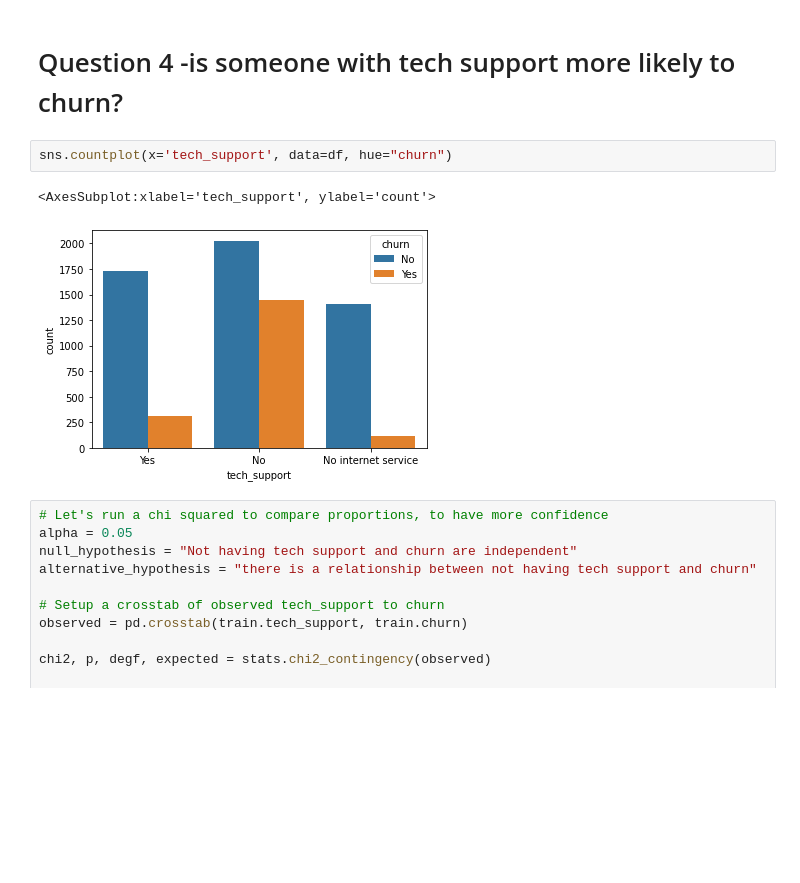
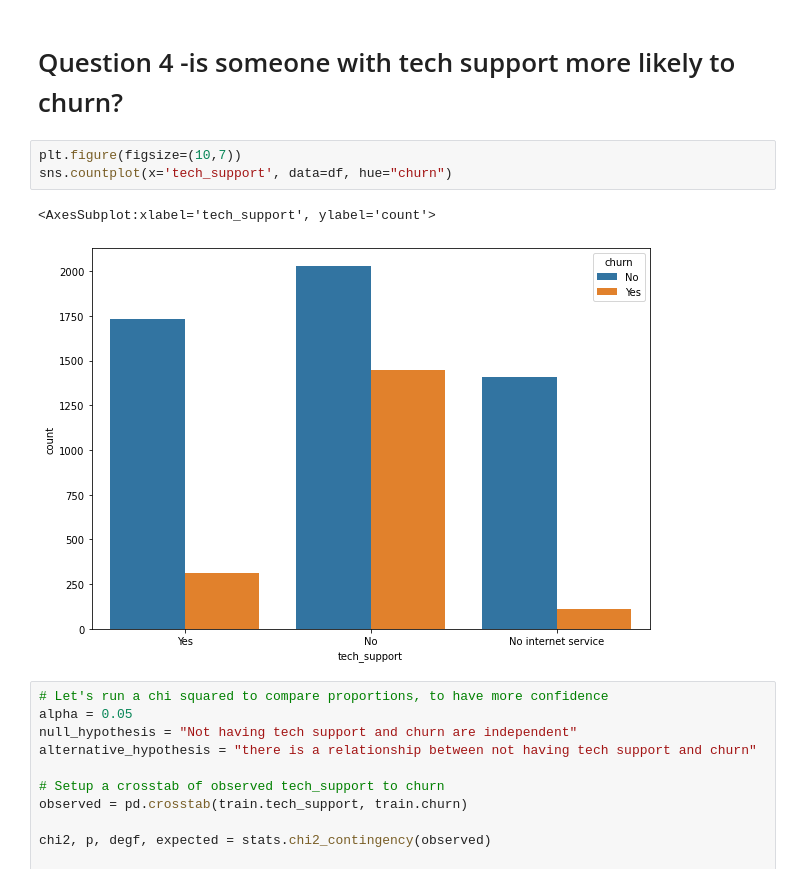
Before and after one commit to GladyBarrios/Telco_Classification_Project, a Jupyter notebook: Telco_Classification_Final.ipynb, the cells around one changed output. Drawn from its saved outputs; the diff is of its cells as text; blank space fills up the shorter version.

```diff
--- a/Telco_Classification_Final.ipynb
+++ b/Telco_Classification_Final.ipynb
@@ -295,10 +285,11 @@ Evidence suggests that the monthly charges of customers who are seniors is not e
 # %% [markdown]
 # Question 4 -is someone with tech support more likely to churn?
 # %%
+plt.figure(figsize=(10,7))
 sns.countplot(x='tech_support', data=df, hue="churn")
 # %% [output]
 <AxesSubplot:xlabel='tech_support', ylabel='count'>
-[figure, old version]
+[figure, new version]
 # %%
 # Let's run a chi squared to compare proportions, to have more confidence
 alpha = 0.05
```
Also changed, not shown: parts of 85 cells of this notebook.
